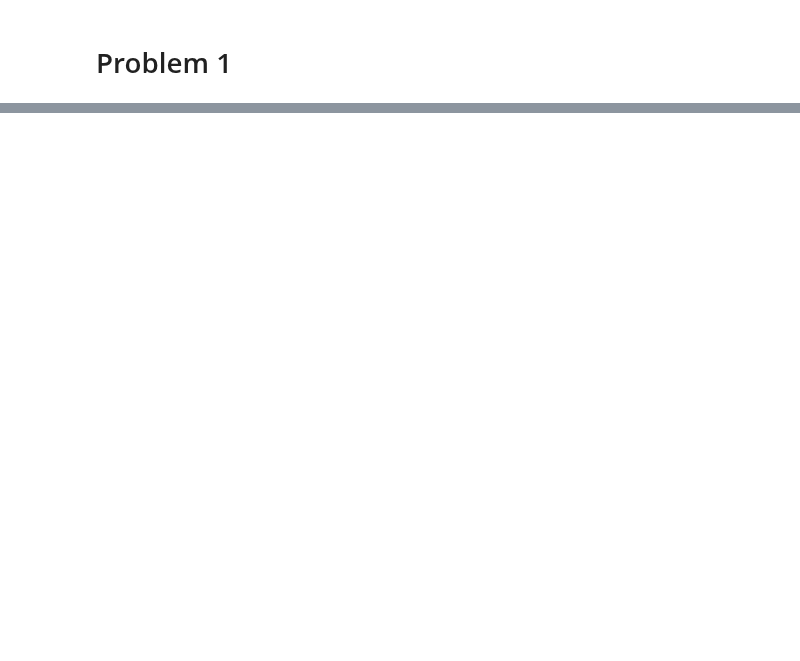
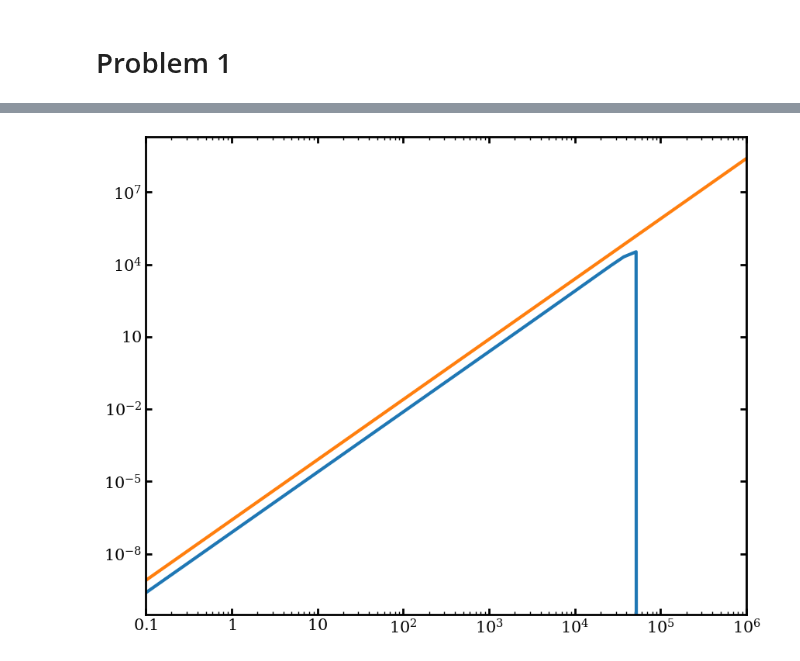
Before and after one commit to ochase10/compute-class, a Jupyter notebook: hw1/hw1.ipynb, the cells around one changed output, grey strips where cells are left out. Drawn from its saved outputs; the diff is of its cells as text; code cells hidden in the pictures; blank space fills up the shorter version.

```diff
--- a/hw1/hw1.ipynb
+++ b/hw1/hw1.ipynb
@@ -260,0 +304,7 @@ len(blah[:,0])
+# %%
+rng = np.random.default_rng(31415)
+
+m_total = 1e12 # solar masses
+a = 35. # kpc
+N = 1e6 # number of particles
+G = 4.30092e-6 # kpc km2 / M_sol / s2
@@ -260,0 +372,8 @@ len(blah[:,0])
+# %%
+x = np.logspace(-1,6)
+r = 40
+pl.loglog(x, p_er(-x, r))
+pl.plot(x, x**(5/2)/4e6)#m_total**0.5)
+pl.show()
+# %% [output]
+[figure, added]
```
Also changed, not shown: parts of 22 cells of this notebook.
